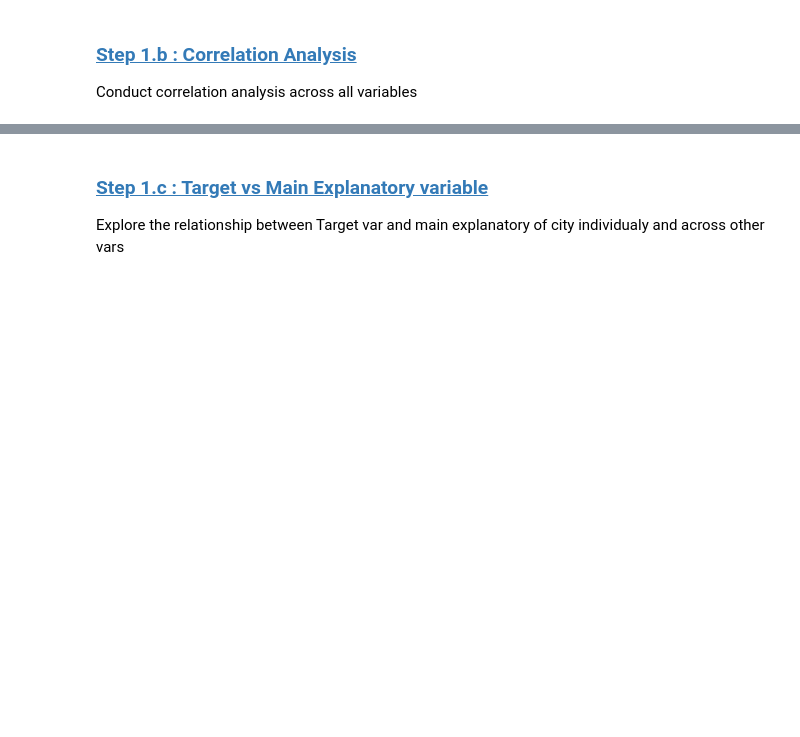
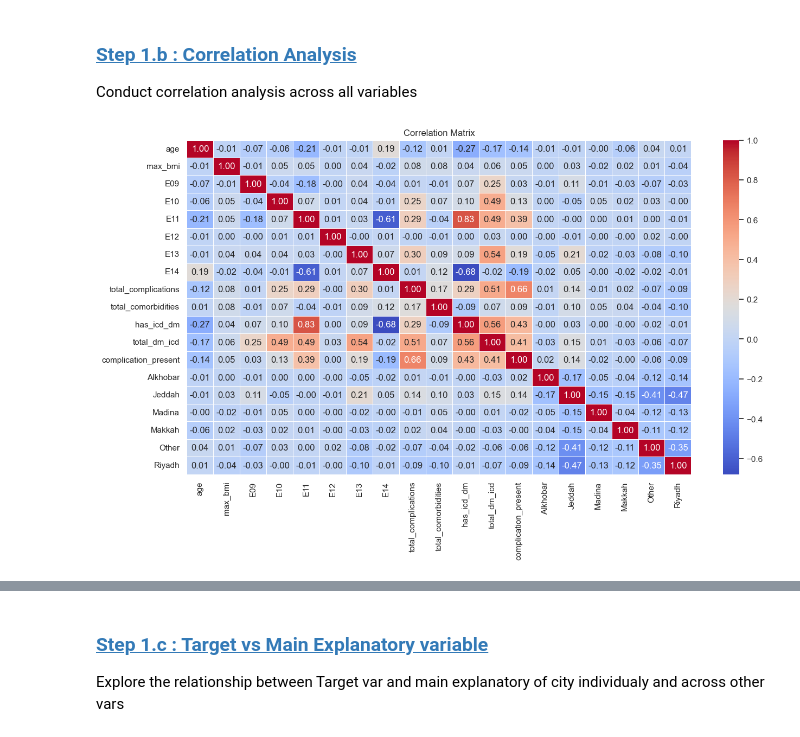
Before and after one commit to raedkm/Diabetes_claims_analysis, a Jupyter notebook: notebooks/03_Report_a_city_analysis.ipynb, the cells around one changed output, grey strips where cells are left out. Drawn from its saved outputs; the diff is of its cells as text; code cells hidden in the pictures; blank space fills up the shorter version.

```diff
--- a/notebooks/03_Report_a_city_analysis.ipynb
+++ b/notebooks/03_Report_a_city_analysis.ipynb
@@ -54,6 +54,10 @@ display(icd_lookup[~icd_lookup['icd_code'].str.contains('\.') & icd_lookup['icd_
 ### <a id='toc1_1_1_'></a>[Step 1.a : Univariate Analysis](#toc0_)
 # %%
 city_comp_df.info()
+# %%
+city_comp_df['log_complication'] = city_comp_df['total_complications']
+
+city_comp_df
 # %%
 # Plot the distribution of the diabetes type
 numeric_vars  = ['age', 'max_bmi','total_dm_icd', 'total_complications', 'total_comorbidities']
@@ -181,20 +183,35 @@ plot_categorical_variables(city_comp_df, categorical_vars, plot_titles)
 
 Conduct correlation analysis across all variables
 # %%
+# Drop 'policy_number' and 'member_code' columns
+encoded_df = city_comp_df.drop(columns=['policy_number', 'member_code'])
+
+# One-hot encode the 'max_major_city' column
+encoded_df = pd.get_dummies(encoded_df, columns=['max_major_city'],prefix='', prefix_sep='')
+
+# Convert the one-hot encoded columns to integers
+encoded_df = encoded_df.applymap(lambda x: int(x) if isinstance(x, bool) else x)
 
 
+encoded_df = encoded_df.applymap(lambda x: int(x) if isinstance(x, bool) else x)
+
 # Select only numeric columns for correlation analysis
-numeric_df = city_comp_df.select_dtypes(include=[np.number])
+
+numeric_df = encoded_df.select_dtypes(include=[np.number])
 
 # Calculate the correlation matrix
 correlation_matrix = numeric_df.corr()
 
 # Set up the matplotlib figure
-plt.figure(figsize=(10, 8))
+plt.figure(figsize=(15, 8))
 
 # Plot the heatmap
 sns.heatmap(correlation_matrix, annot=True, cmap='coolwarm', fmt='.2f', linewidths=0.5)
 
 # Add title and labels
 plt.title('Correlation Matrix')
 plt.show()
+
+correlation_matrix
+# %% [output]
+[figure, added]
```
Also changed, not shown: parts of 18 cells of this notebook, 2 other files.
